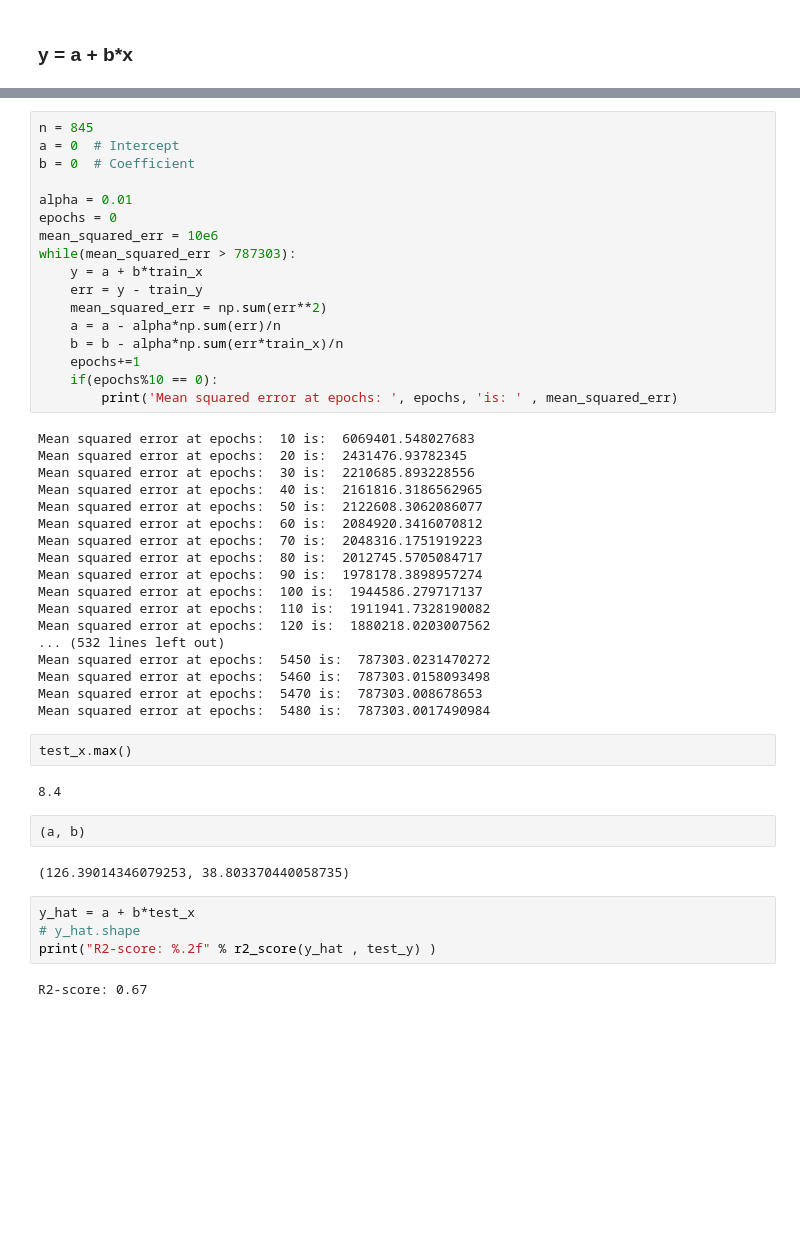
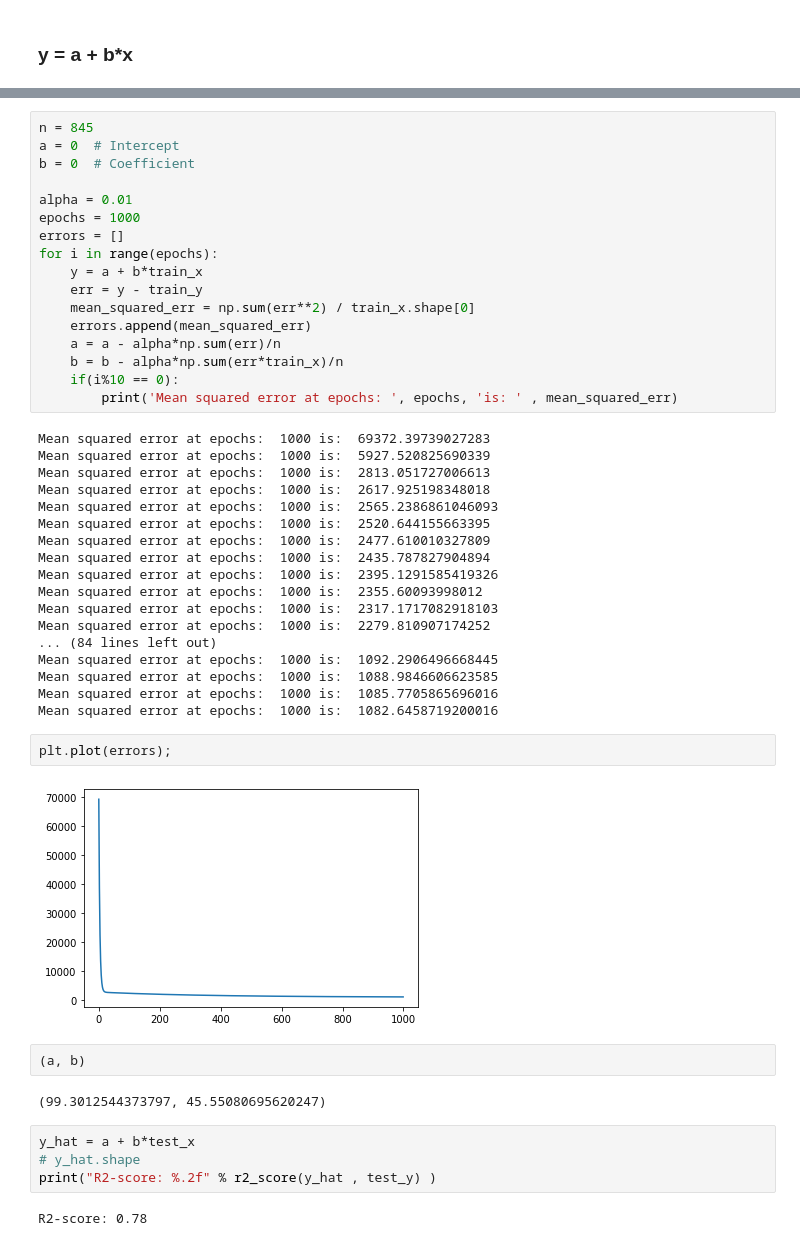
Before and after one commit to datacuriosity/MCI_PYTHON_34A8_L2, a Jupyter notebook: Lecture/1.Linear_Regression/Lecture_01_3.Simple-Linear-Regression.ipynb, the cells around one changed output, grey strips where cells are left out. Drawn from its saved outputs; the diff is of its cells as text; blank space fills up the shorter version.

```diff
--- a/Lecture/1.Linear_Regression/Lecture_01_3.Simple-Linear-Regression.ipynb
+++ b/Lecture/1.Linear_Regression/Lecture_01_3.Simple-Linear-Regression.ipynb
@@ -260,49 +260,49 @@ a = 0  # Intercept
 b = 0  # Coefficient
 
 alpha = 0.01
-epochs = 0
-mean_squared_err = 10e6
-while(mean_squared_err > 787303):
+epochs = 1000
+errors = []
+for i in range(epochs):
     y = a + b*train_x
     err = y - train_y
-    mean_squared_err = np.sum(err**2)
+    mean_squared_err = np.sum(err**2) / train_x.shape[0]
+    errors.append(mean_squared_err)
     a = a - alpha*np.sum(err)/n
     b = b - alpha*np.sum(err*train_x)/n
-    epochs+=1
-    if(epochs%10 == 0):
+    if(i%10 == 0):
         print('Mean squared error at epochs: ', epochs, 'is: ' , mean_squared_err)
 # %% [output]
-Mean squared error at epochs:  10 is:  6069401.548027683
-Mean squared error at epochs:  20 is:  2431476.93782345
-Mean squared error at epochs:  30 is:  2210685.893228556
-Mean squared error at epochs:  40 is:  2161816.3186562965
-Mean squared error at epochs:  50 is:  2122608.3062086077
-Mean squared error at epochs:  60 is:  2084920.3416070812
-Mean squared error at epochs:  70 is:  2048316.1751919223
-Mean squared error at epochs:  80 is:  2012745.5705084717
-Mean squared error at epochs:  90 is:  1978178.3898957274
-Mean squared error at epochs:  100 is:  1944586.279717137
-Mean squared error at epochs:  110 is:  1911941.7328190082
-Mean squared error at epochs:  120 is:  1880218.0203007562
-... (532 lines left out)
-Mean squared error at epochs:  5450 is:  787303.0231470272
-Mean squared error at epochs:  5460 is:  787303.0158093498
-Mean squared error at epochs:  5470 is:  787303.008678653
-Mean squared error at epochs:  5480 is:  787303.0017490984
+Mean squared error at epochs:  1000 is:  69372.39739027283
+Mean squared error at epochs:  1000 is:  5927.520825690339
+Mean squared error at epochs:  1000 is:  2813.051727006613
+Mean squared error at epochs:  1000 is:  2617.925198348018
+Mean squared error at epochs:  1000 is:  2565.2386861046093
+Mean squared error at epochs:  1000 is:  2520.644155663395
+Mean squared error at epochs:  1000 is:  2477.610010327809
+Mean squared error at epochs:  1000 is:  2435.787827904894
+Mean squared error at epochs:  1000 is:  2395.1291585419326
+Mean squared error at epochs:  1000 is:  2355.60093998012
+Mean squared error at epochs:  1000 is:  2317.1717082918103
+Mean squared error at epochs:  1000 is:  2279.810907174252
+... (84 lines left out)
+Mean squared error at epochs:  1000 is:  1092.2906496668445
+Mean squared error at epochs:  1000 is:  1088.9846606623585
+Mean squared error at epochs:  1000 is:  1085.7705865696016
+Mean squared error at epochs:  1000 is:  1082.6458719200016
-# %%
-test_x.max()
-# %% [output]
-8.4
+# %%
+plt.plot(errors);
+# %% [output]
+[figure, added]
 # %%
 (a, b)
 # %% [output]
-(126.39014346079253, 38.803370440058735)
+(99.3012544373797, 45.55080695620247)
 # %%
 y_hat = a + b*test_x
 # y_hat.shape
 print("R2-score: %.2f" % r2_score(y_hat , test_y) )
 # %% [output]
-R2-score: 0.67
+R2-score: 0.78
 # %%
 x = np.random.uniform(np.arange(1, 9, 0.01))
 y = a + b*x
```
Also changed, not shown: parts of 12 cells of this notebook, 1 other file.
